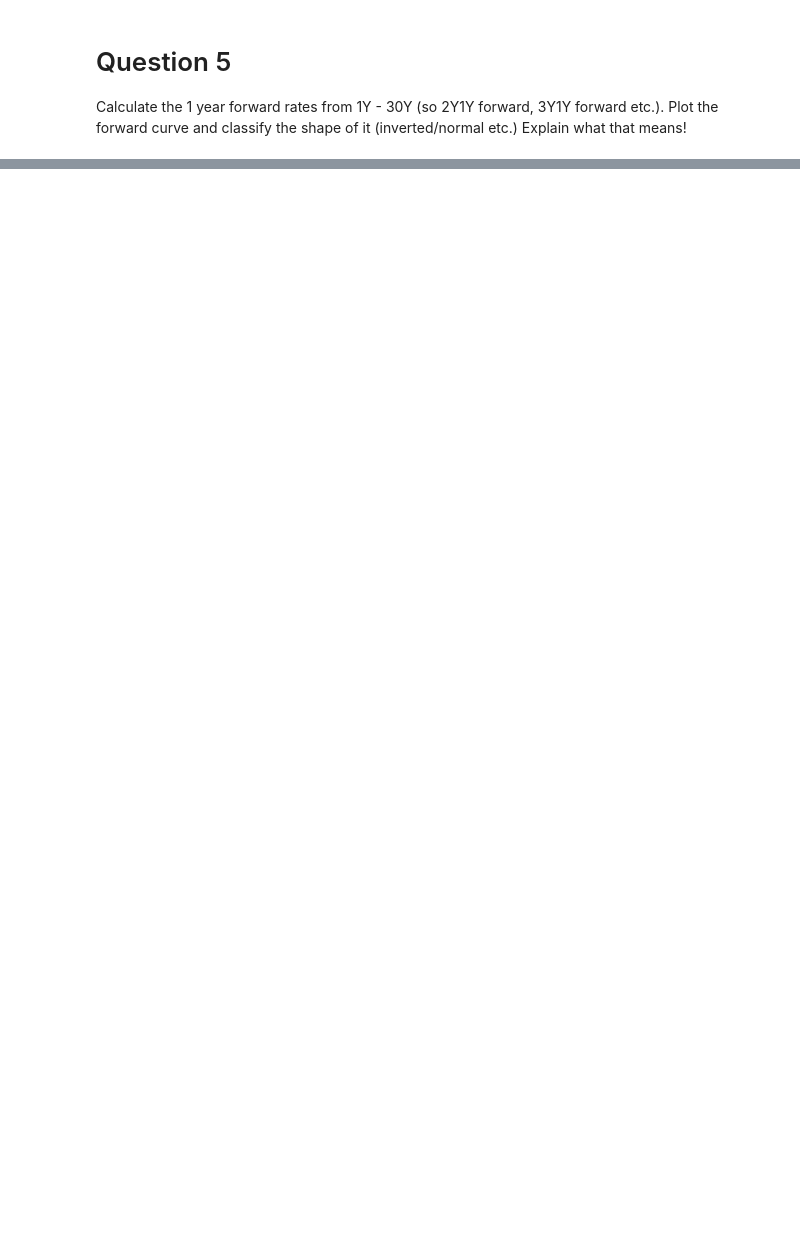
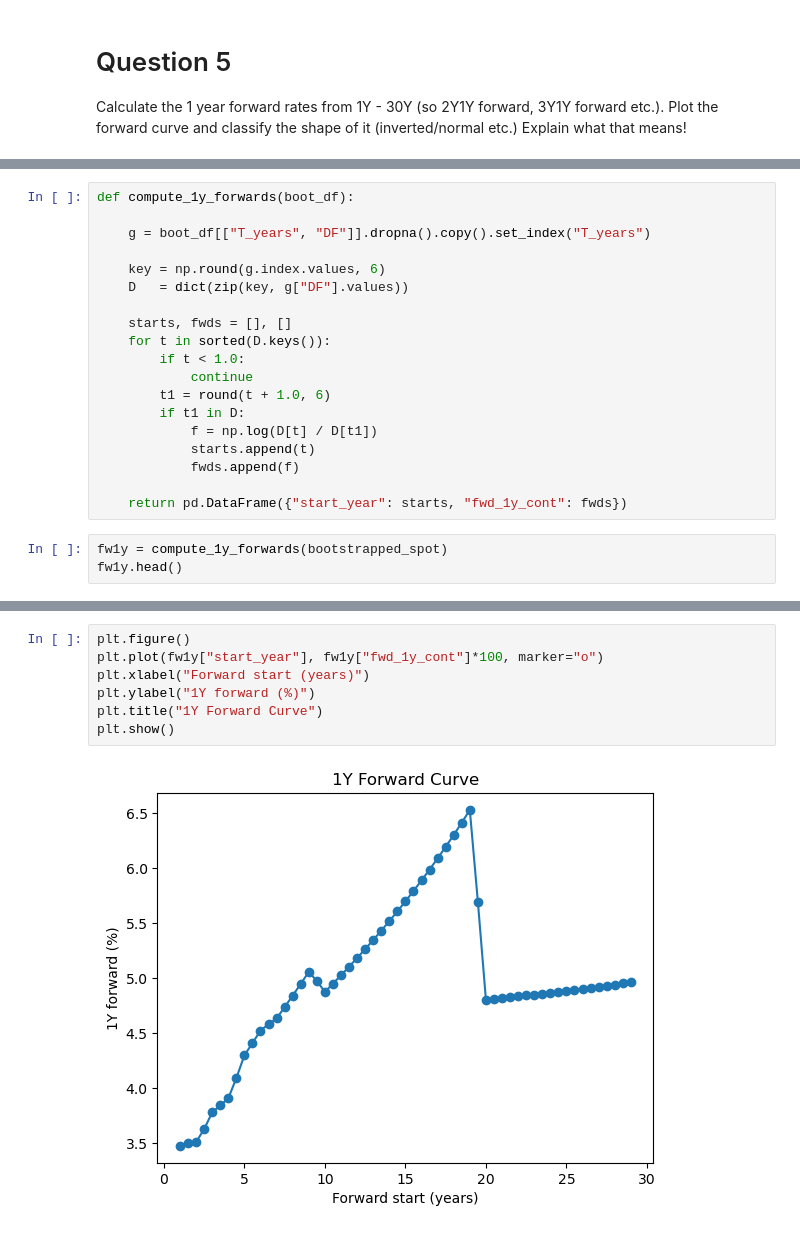
Before and after one commit to anjaliadap/Financial-Markets-and-Modeling, a Jupyter notebook: HW2/Anjali_Adap_HW2.ipynb, the cells around one changed output, grey strips where cells are left out. Cells and saved outputs as stored; diff of their text form; blank space fills up the shorter version.

```diff
--- a/HW2/Anjali_Adap_HW2.ipynb
+++ b/HW2/Anjali_Adap_HW2.ipynb
@@ -1003,0 +665,22 @@ Interpretation: No clean single-shape signal (data gaps, noise, or multiple loca
+# %%
+def compute_1y_forwards(boot_df):
+
+    g = boot_df[["T_years", "DF"]].dropna().copy().set_index("T_years")
+
+    key = np.round(g.index.values, 6)
+    D   = dict(zip(key, g["DF"].values))
+
+    starts, fwds = [], []
+    for t in sorted(D.keys()):
+        if t < 1.0:
+            continue
+        t1 = round(t + 1.0, 6)
+        if t1 in D:
+            f = np.log(D[t] / D[t1])
+            starts.append(t)
+            fwds.append(f)
+
+    return pd.DataFrame({"start_year": starts, "fwd_1y_cont": fwds})
+# %%
+fw1y = compute_1y_forwards(bootstrapped_spot)
+fw1y.head()
@@ -1003,0 +694,9 @@ Interpretation: No clean single-shape signal (data gaps, noise, or multiple loca
+# %%
+plt.figure()
+plt.plot(fw1y["start_year"], fw1y["fwd_1y_cont"]*100, marker="o")
+plt.xlabel("Forward start (years)")
+plt.ylabel("1Y forward (%)")
+plt.title("1Y Forward Curve")
+plt.show()
+# %% [output]
+[figure, added]
```
Also changed, not shown: parts of 26 cells of this notebook.
